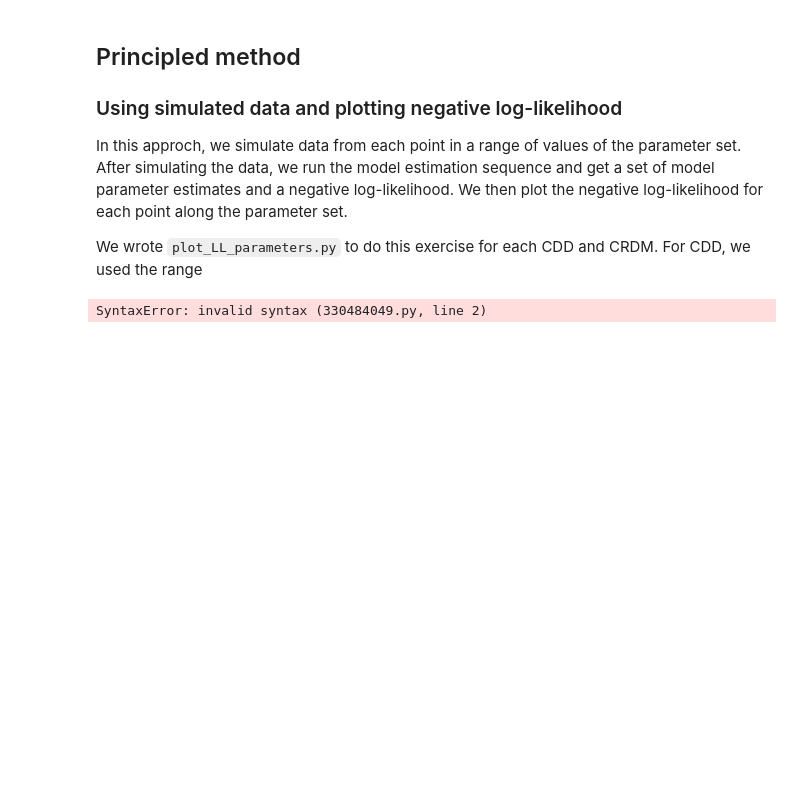
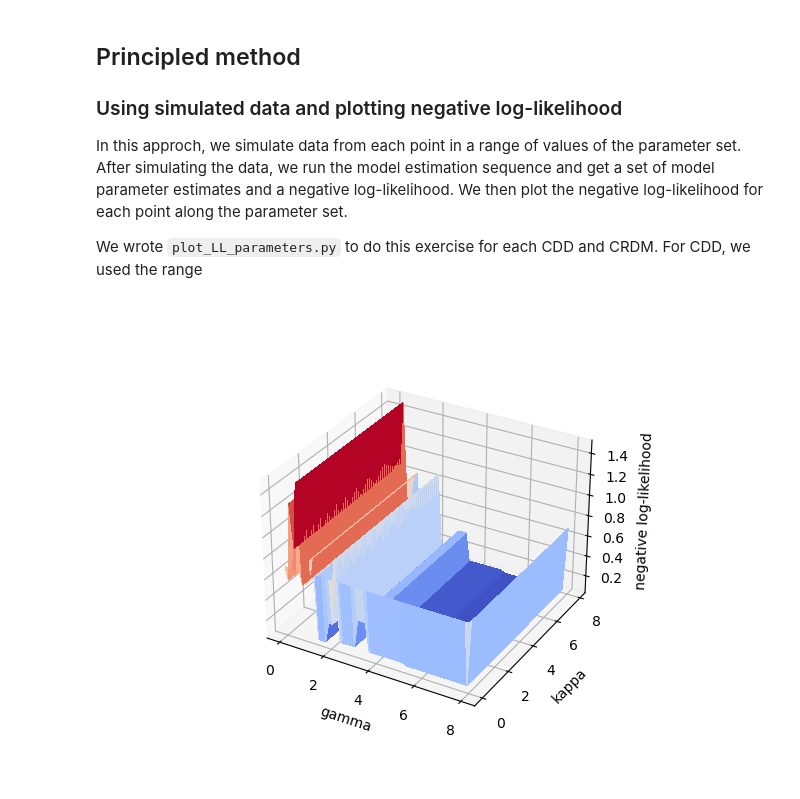
Before and after one commit to CDN-Lab/model_simulation, a Jupyter notebook: modeling_results.ipynb, the cells around one changed output. Drawn from its saved outputs; the diff is of its cells as text; code cells hidden in the pictures; blank space fills up the shorter version.

Commit message:
reran estimates to save as numpy array for displaying in 3D in jupyter

```diff
--- a/modeling_results.ipynb
+++ b/modeling_results.ipynb
@@ -119,9 +119,28 @@ This means that we can model with the following ranges for $\alpha=[0.125,4.341]
 In this approch, we simulate data from each point in a range of values of the parameter set. After simulating the data, we run the model estimation sequence and get a set of model parameter estimates and a negative log-likelihood. We then plot the negative log-likelihood for each point along the parameter set.
 
 We wrote `plot_LL_parameters.py` to do this exercise for each CDD and CRDM. For CDD, we used the range
-# %%
-import pickle
-figx = pickle.load(open(./figs/negLL_gamma_alpha_2500_samples.fig.pickle, 'rb'))
-figx.show()
-# %% [output]
-SyntaxError: invalid syntax (330484049.py, line 2)
+# %%
+%matplotlib widget
+
+from mpl_toolkits.mplot3d import axes3d
+import matplotlib.pyplot as plt
+from matplotlib import cm
+import numpy as np
+
+with open('./estimates/gkLL.npy', 'rb') as f:
+    X = np.load(f) # gamma
+    Y = np.load(f) # kappa
+    Z = np.load(f) # negative loglikelihood
+
+fig = plt.figure()
+ax = fig.add_subplot(111, projection='3d')
+
+# Plot the surface.
+X, Y = np.meshgrid(X, Y)
+surf = ax.plot_surface(X, Y, Z, cmap=cm.coolwarm,linewidth=0, antialiased=False)
+plt.xlabel('gamma')
+plt.ylabel('kappa')
+ax.set_zlabel('negative log-likelihood')
+plt.show()
+# %% [output]
+[figure, added]
```
Also changed, not shown: parts of 1 cell of this notebook, 11 other files.
